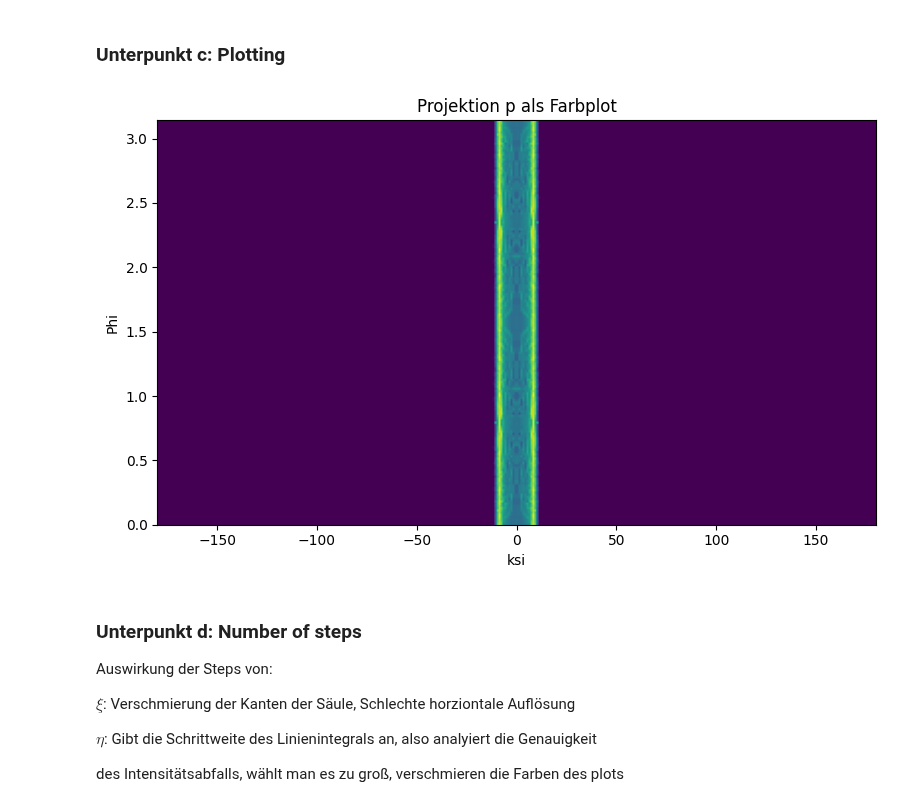
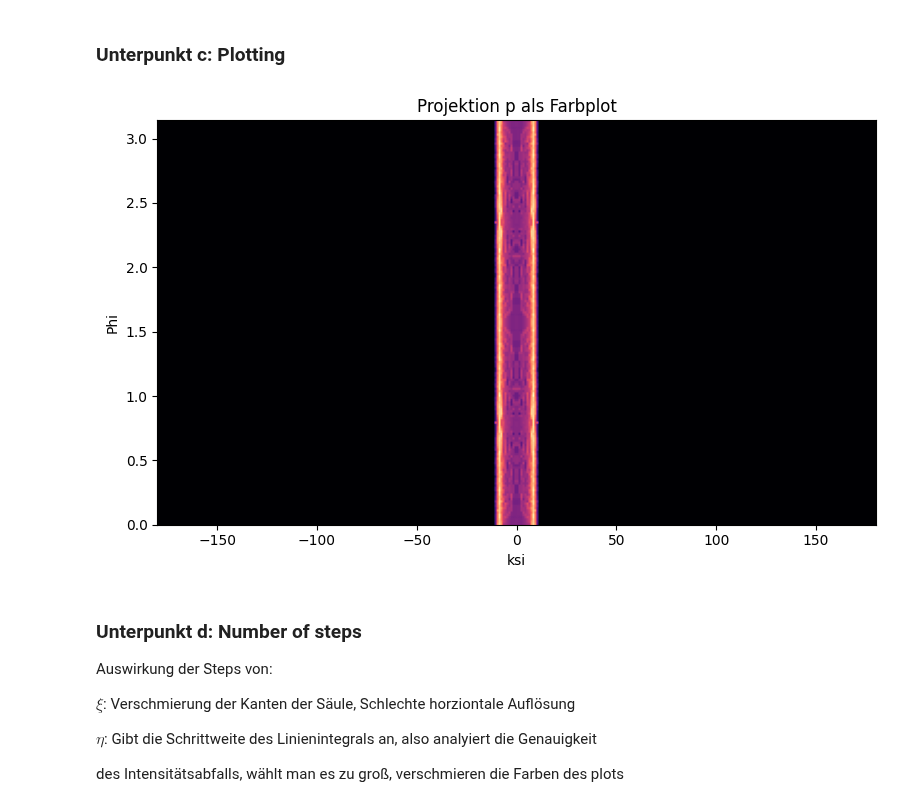
Before and after one commit to OverAmpJinx/CompPhyWS25, a Jupyter notebook: Assignment2/a21forwardtrafo.ipynb, the cells around one changed output. Saved outputs shown, nothing was run; the diff lists cells and outputs as text; code cells hidden in the pictures.

```diff
--- a/Assignment2/a21forwardtrafo.ipynb
+++ b/Assignment2/a21forwardtrafo.ipynb
@@ -64,20 +64,20 @@ for p in range(len(phi_interval)):
 # %%
 plt.figure(figsize=(8,5))
 plt.imshow(
     p_phi,
     extent=[ksi_interval[0], ksi_interval[-1], phi_interval[0], phi_interval[-1]],
     aspect='auto',
     origin='lower',
-    cmap='viridis'
+    cmap='magma'
 )
 plt.xlabel('ksi')
 # plt.xlim(-30,30) # ranzoomen wenn man möchte
 plt.ylabel('Phi')
 plt.title('Projektion p als Farbplot')
 plt.tight_layout()
 plt.show()
 # %% [output]
-[figure, old version]
+[figure, new version]
 # %% [markdown]
 ### Unterpunkt d: Number of steps
 Auswirkung der Steps von:
```
Also changed, not shown: parts of 1 cell of this notebook.
